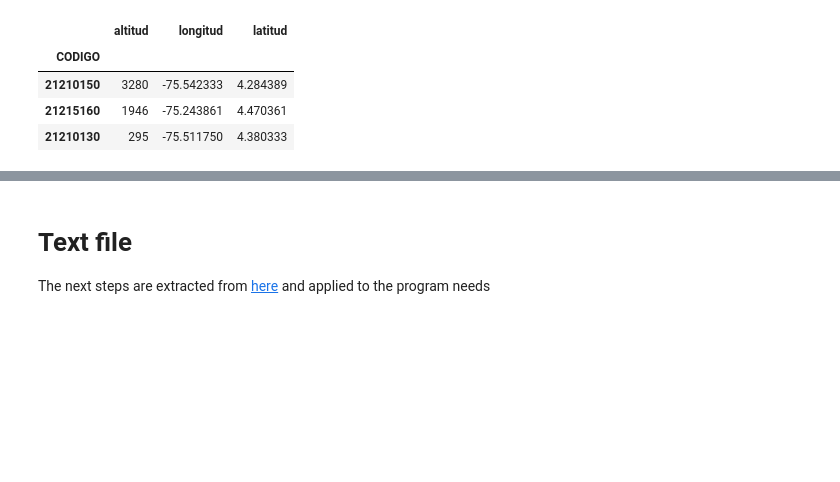
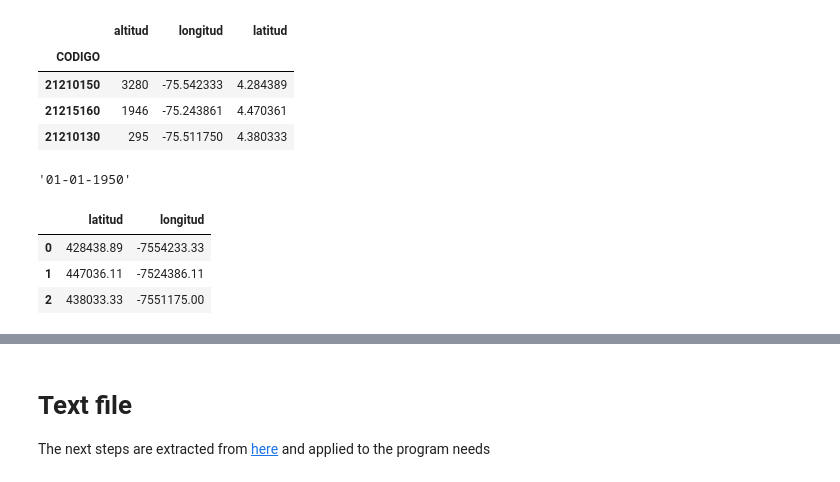
Before and after one commit to IngButters/input_Tetis, a Jupyter notebook: input_Tetis.ipynb, the cells around one changed output, grey strips where cells are left out. Saved outputs shown, nothing was run; the diff lists cells and outputs as text; code cells hidden in the pictures; blank space fills up the shorter version.

```diff
--- a/input_Tetis.ipynb
+++ b/input_Tetis.ipynb
@@ -117,3 +120,22 @@ df_precip_sup_info.loc[list(map(int, columnas[1:]))]
 | 21210150 | 3280 | -75.542333 | 4.284389 |
 | 21215160 | 1946 | -75.243861 | 4.470361 |
 | 21210130 | 295 | -75.511750 | 4.380333 |
+# %%
+# start date
+date = df_precip_sup['fecha'][0]
+# Transform to format need for txt file
+from datetime import datetime
+shortDate = date.strftime('%d-%m-%Y')
+shortDate
+# %% [output]
+'01-01-1950'
+# %%
+# Convert units
+df_precip_sup_info_2 = df_precip_sup_info[['latitud','longitud']]*100000
+df_precip_sup_info_2 = df_precip_sup_info_2.round(decimals=2)
+df_precip_sup_info_2
+# %% [output]
+|  | latitud | longitud |
+| 0 | 428438.89 | -7554233.33 |
+| 1 | 447036.11 | -7524386.11 |
+| 2 | 438033.33 | -7551175.00 |
```
Also changed, not shown: parts of 11 cells of this notebook, 1 other file.
